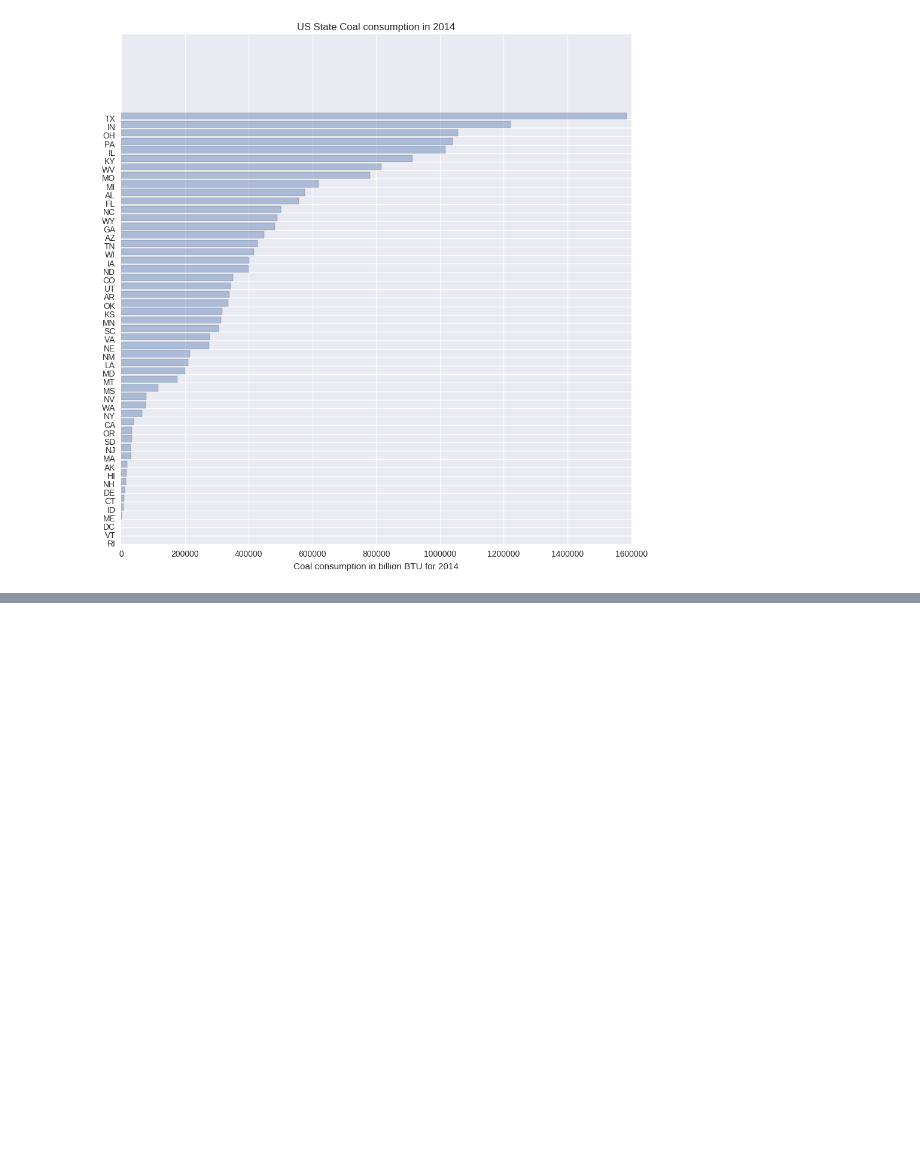
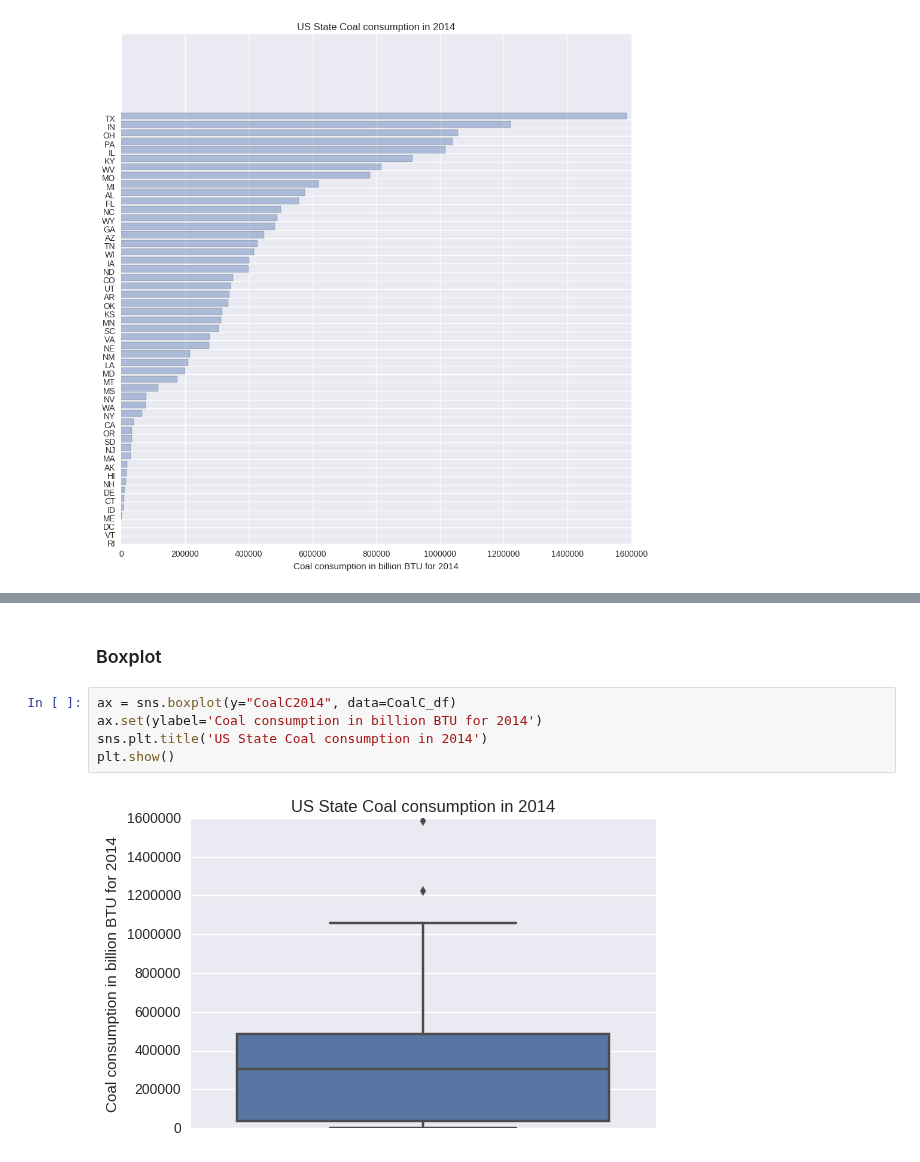
Before and after one commit to 315iah515/Thinkful-Notebooks, a Jupyter notebook: Bootcamp/Drill_PresentSameDataMultipleWays.ipynb, the cells around one changed output, grey strips where cells are left out. Saved outputs shown, nothing was run; the diff lists cells and outputs as text; blank space fills up the shorter version.

```diff
--- a/Bootcamp/Drill_PresentSameDataMultipleWays.ipynb
+++ b/Bootcamp/Drill_PresentSameDataMultipleWays.ipynb
@@ -66,0 +76,9 @@ plt.show()
+# %% [markdown]
+### Boxplot
+# %%
+ax = sns.boxplot(y="CoalC2014", data=CoalC_df)
+ax.set(ylabel='Coal consumption in billion BTU for 2014')
+sns.plt.title('US State Coal consumption in 2014')
+plt.show()
+# %% [output]
+[figure, added]
```
Also changed, not shown: parts of 4 cells of this notebook.
